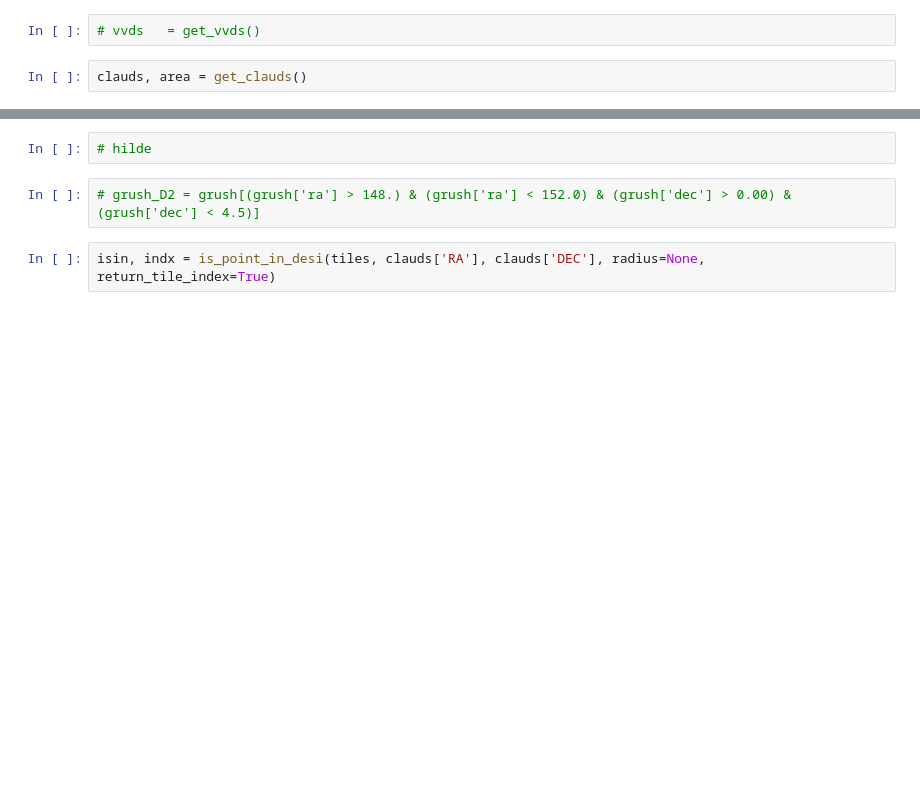
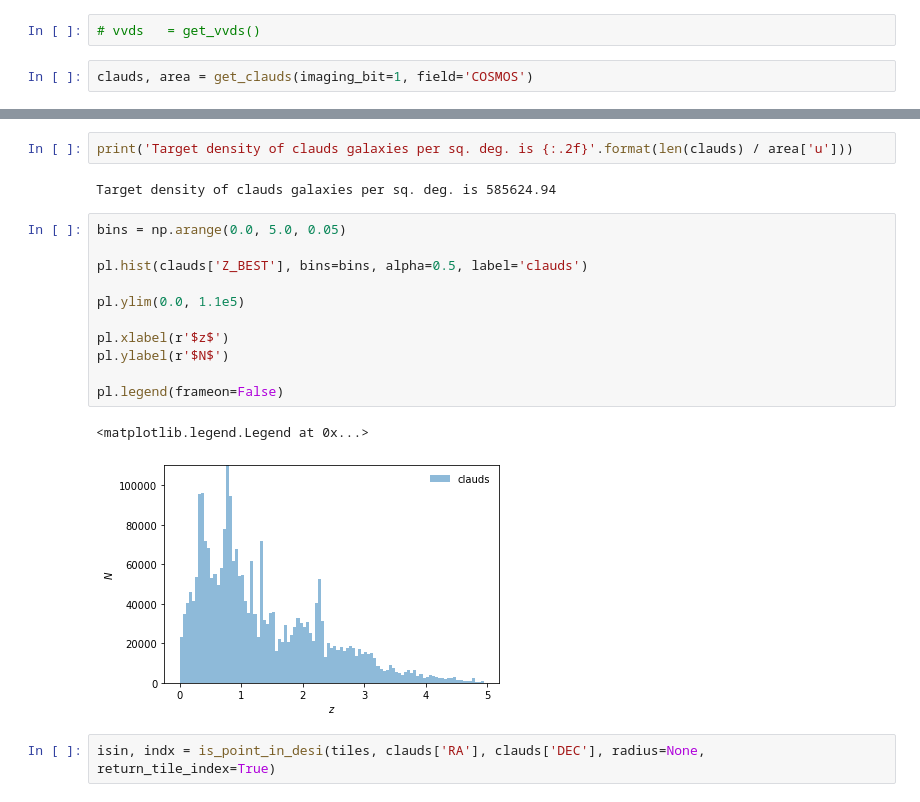
Before and after one commit to michaelJwilson/DESILBG, a Jupyter notebook: target/proposals/docs/desilbg-clauds.ipynb, the cells around one changed output, grey strips where cells are left out. Cells and saved outputs as stored; diff of their text form; blank space fills up the shorter version.

```diff
--- a/target/proposals/docs/desilbg-clauds.ipynb
+++ b/target/proposals/docs/desilbg-clauds.ipynb
@@ -106,7 +107,7 @@ tiles       = Table(io.load_tiles())
 # %%
 # vvds   = get_vvds()
 # %%
-clauds, area = get_clauds()
+clauds, area = get_clauds(imaging_bit=1, field='COSMOS')
 # %%
 clauds
 # %% [output]
@@ -129,10 +130,24 @@ Table length=2582606
 | 4695982 | 151.07833794001135 | 3.04749899116893 | 9814 | 8,8 | 0 | 3 | True .. False | 4.478065e-05 | 3.567182e-05 | ... |
 | 4695983 | 151.0533940288876 | 3.0518595519880547 | 9814 | 8,8 | 0 | 3 | True .. False | 6.966475e-05 | 5.6008517e-05 | ... |
 | 4695984 | 151.06716215606738 | 3.0472075548145376 | 9814 | 8,8 | 0 | 3 | True .. False | 4.64434e-05 | 3.5521818e-05 | ... |
-# %%
-# hilde
-# %%
-# grush_D2 = grush[(grush['ra'] > 148.) & (grush['ra'] < 152.0) & (grush['dec'] > 0.00) & (grush['dec'] < 4.5)]
+# %%
+print('Target density of clauds galaxies per sq. deg. is {:.2f}'.format(len(clauds) / area['u']))
+# %% [output]
+Target density of clauds galaxies per sq. deg. is 585624.94
+# %%
+bins = np.arange(0.0, 5.0, 0.05)
+
+pl.hist(clauds['Z_BEST'], bins=bins, alpha=0.5, label='clauds')
+
+pl.ylim(0.0, 1.1e5)
+
+pl.xlabel(r'$z$')
+pl.ylabel(r'$N$')
+
+pl.legend(frameon=False)
+# %% [output]
+<matplotlib.legend.Legend at 0x...>
+[figure, added]
 # %%
 isin, indx = is_point_in_desi(tiles, clauds['RA'], clauds['DEC'], radius=None, return_tile_index=True)
 # %%
```
Also changed, not shown: parts of 33 cells of this notebook.
